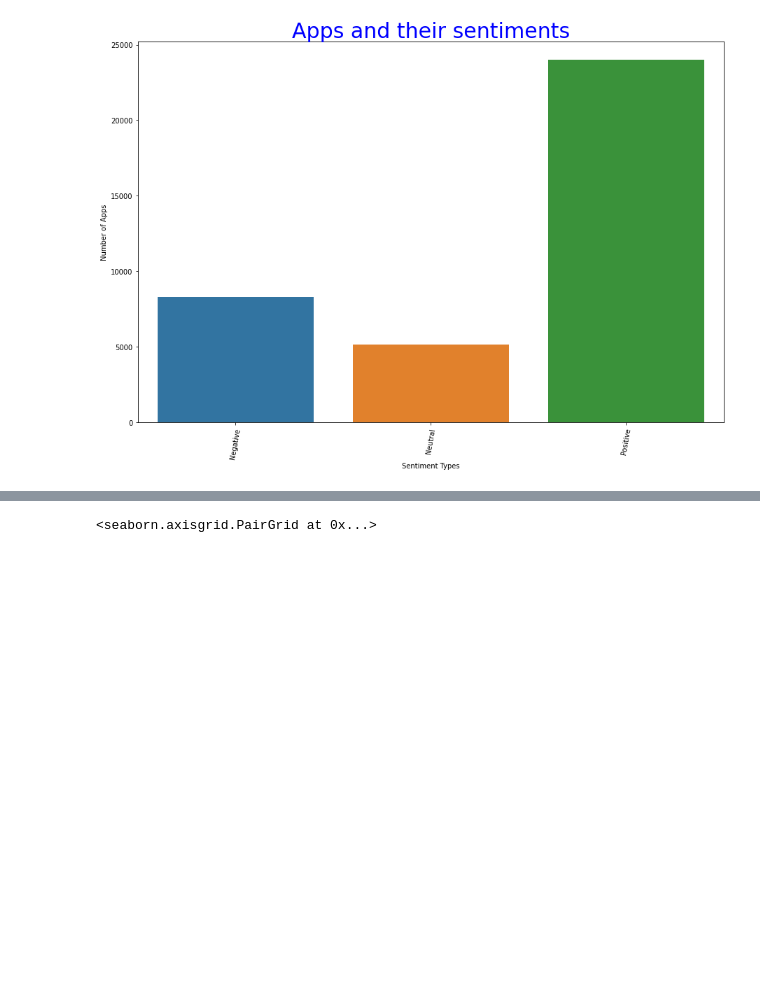
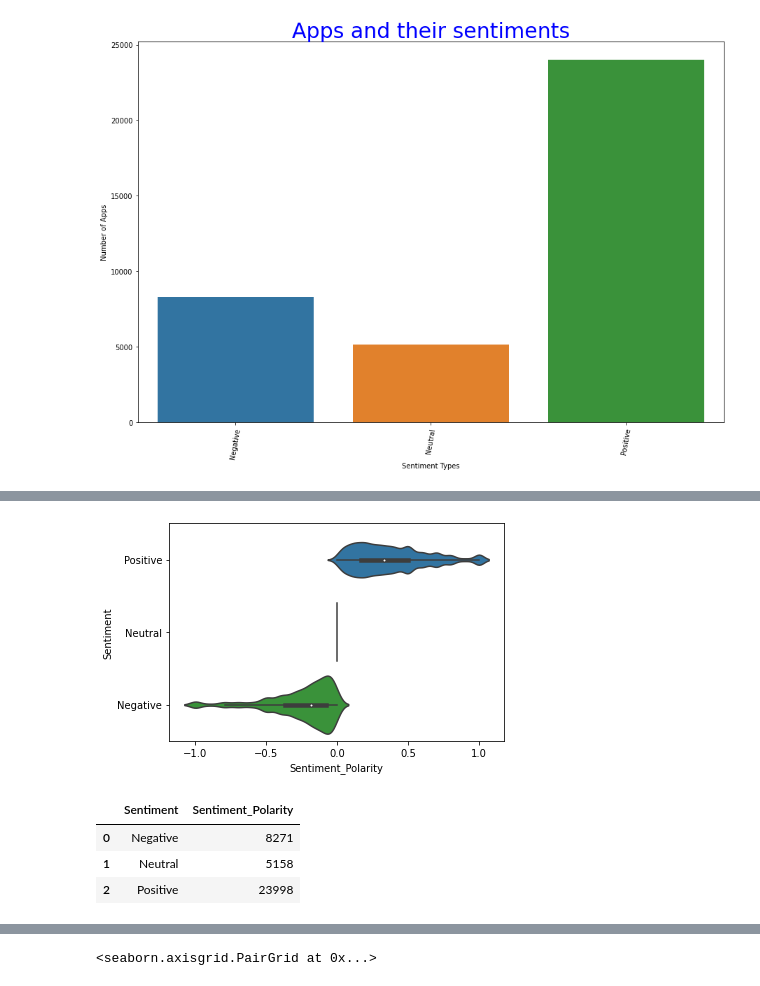
Before and after one commit to Bishawa/play-store-app-review-analysis, a Jupyter notebook: Bishawajeet_Singha_Play_Store_App_Review_Analysis.ipynb, the cells around one changed output, grey strips where cells are left out. Drawn from its saved outputs; the diff is of its cells as text; code cells hidden in the pictures; blank space fills up the shorter version.

```diff
--- a/Bishawajeet_Singha_Play_Store_App_Review_Analysis.ipynb
+++ b/Bishawajeet_Singha_Play_Store_App_Review_Analysis.ipynb
@@ -577,0 +587,12 @@ playstore_df['Category'].nunique()
+# %%
+sns.violinplot(data = review_df, y = 'Sentiment', x = 'Sentiment_Polarity' , orient = 'h')
+plt.show()
+# %% [output]
+[figure, added]
+# %%
+review_df.groupby('Sentiment')['Sentiment_Polarity'].count().reset_index()
+# %% [output]
+|  | Sentiment | Sentiment_Polarity |
+| 0 | Negative | 8271 |
+| 1 | Neutral | 5158 |
+| 2 | Positive | 23998 |
```
Also changed, not shown: parts of 41 cells of this notebook.
